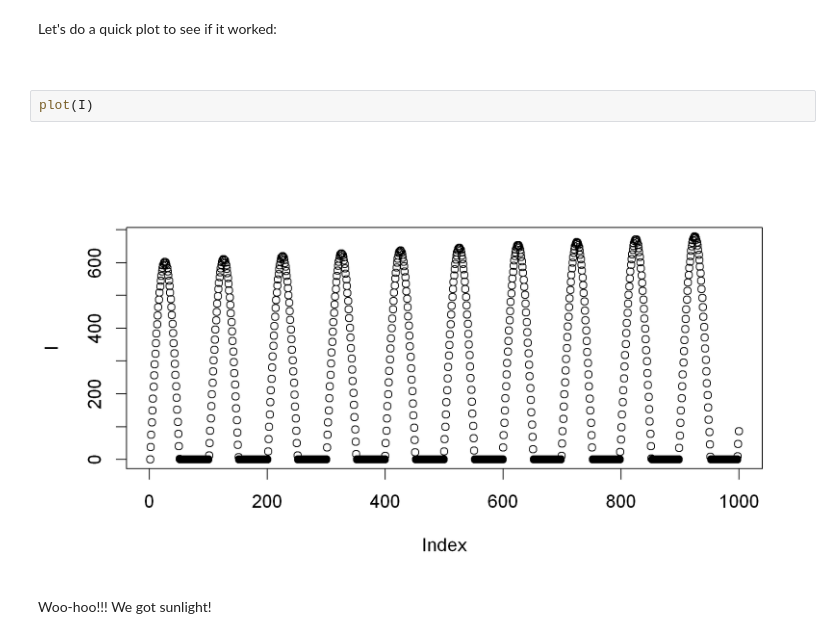
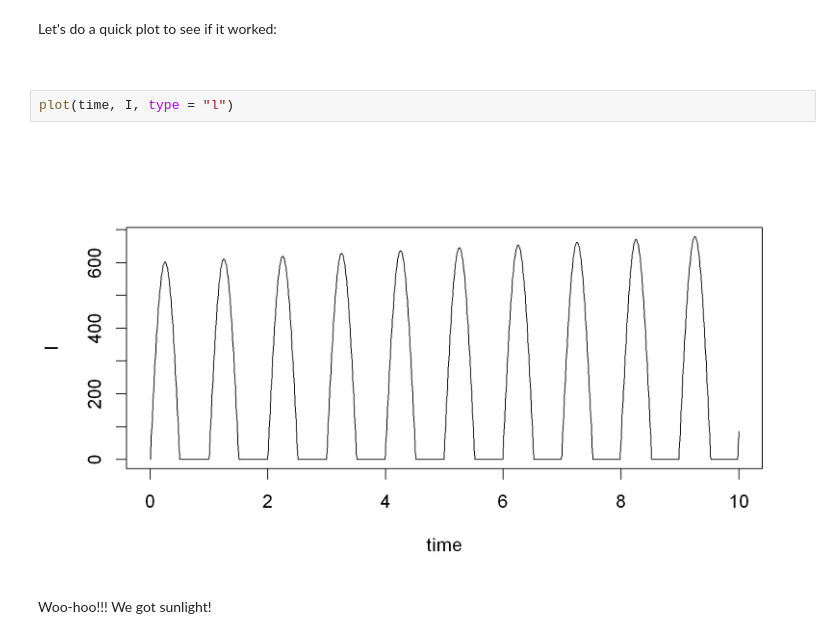
Before and after one commit to Diego-Ibarra/biol3782, a Jupyter notebook: week7/Flow_control_and_Functions_Explained.ipynb, the cells around one changed output. Saved outputs shown, nothing was run; the diff lists cells and outputs as text.

```diff
--- a/week7/Flow_control_and_Functions_Explained.ipynb
+++ b/week7/Flow_control_and_Functions_Explained.ipynb
@@ -964,9 +966,9 @@ Let's do a quick plot to see if it worked:
 <br>
 <div class="use_console"></div>
 # %%
-plot(I)
+plot(time, I, type = "l")
 # %% [output]
-[figure, old version]
+[figure, new version]
 # %% [markdown]
 Woo-hoo!!! We got sunlight!
 # %% [markdown]
```
Also changed, not shown: parts of 16 cells of this notebook, 4 other files.
